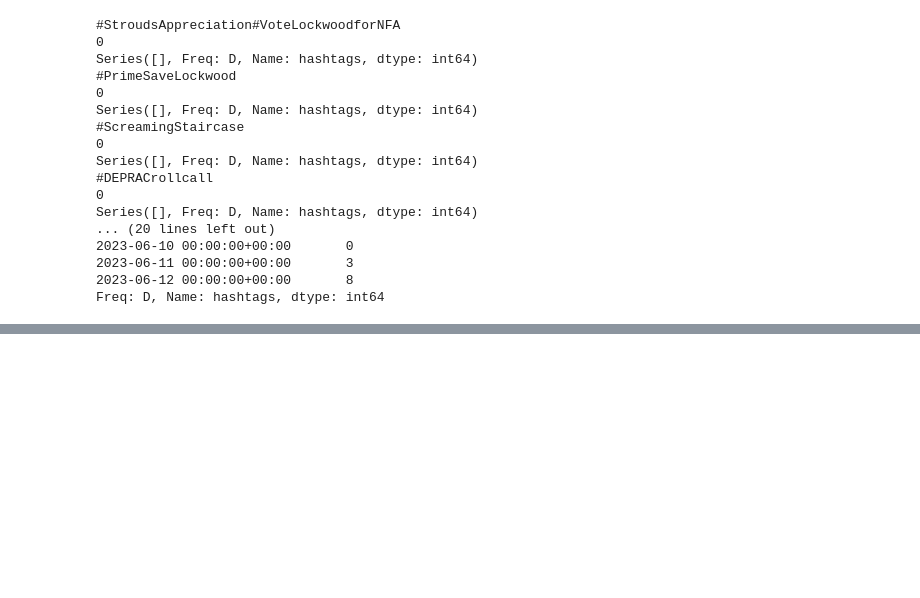
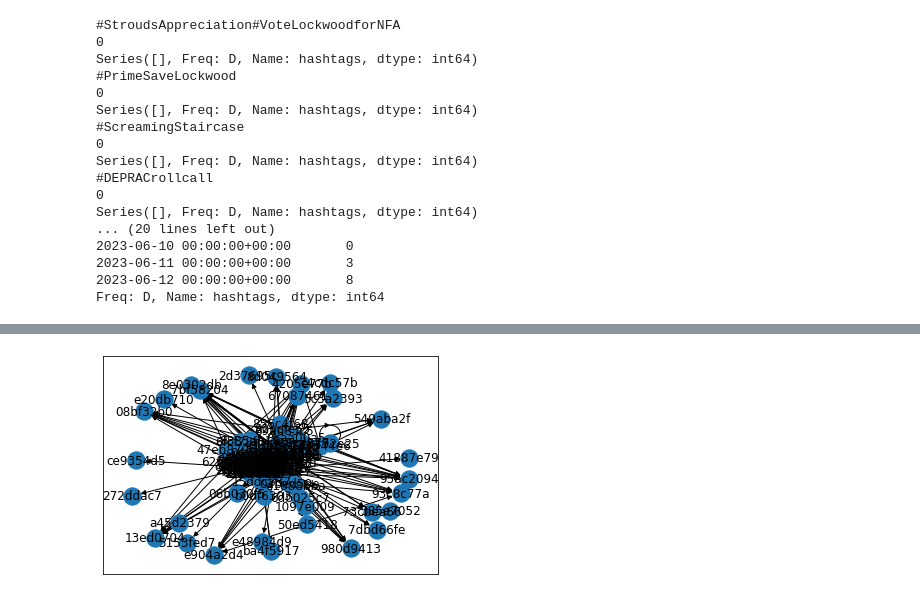
Before and after one commit to biogear13/LandCtweeterhashtag, a Jupyter notebook: tweeter_scraper.ipynb, the cells around one changed output, grey strips where cells are left out. Saved outputs shown, nothing was run; the diff lists cells and outputs as text; code cells hidden in the pictures; blank space fills up the shorter version.

```diff
--- a/tweeter_scraper.ipynb
+++ b/tweeter_scraper.ipynb
@@ -422,0 +392,5 @@ working_df['week_label'] = working_df['week_number'].apply(get_week_label)
+# %%
+na_interac_df = pd.read_csv('output/userinteraction.csv')
+# %%
+interac_grouped_df = na_interac_df.groupby(['from','to',])['tweet_id'].count().reset_index().sort_values(by='tweet_id',ascending=False).reset_index()
+interac_grouped_df
@@ -422,0 +413,3 @@ working_df['week_label'] = working_df['week_number'].apply(get_week_label)
+# %%
+try_lang = interac_grouped_df[interac_grouped_df['tweet_id']>50]
+try_lang
@@ -423 +430,6 @@ working_df['week_label'] = working_df['week_number'].apply(get_week_label)
+# %%
+G = nx.from_pandas_edgelist(try_lang, source = 'from', target = 'to', edge_attr='tweet_id', create_using=nx.DiGraph())
+nx.draw_networkx(G, with_labels=True)
+# %% [output]
+[figure, added]
 # %%
```
Also changed, not shown: parts of 31 cells of this notebook, 29 other files.
